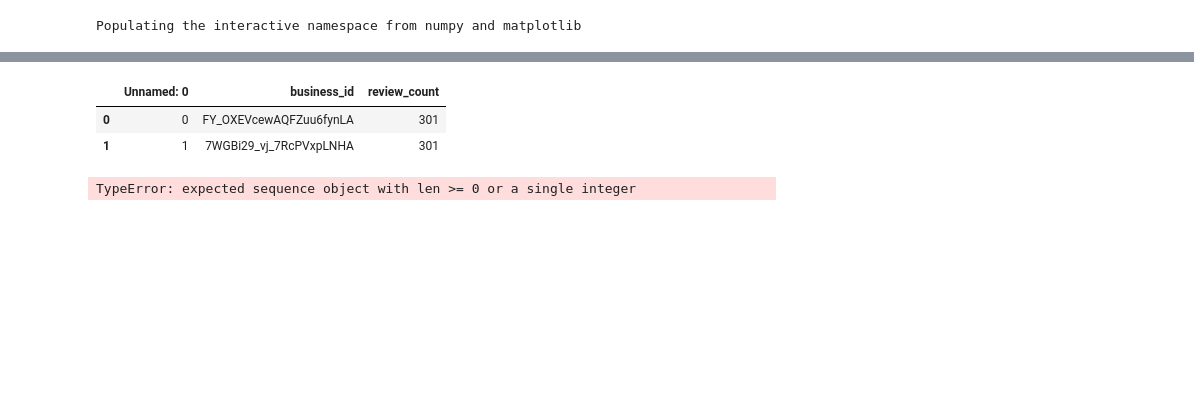
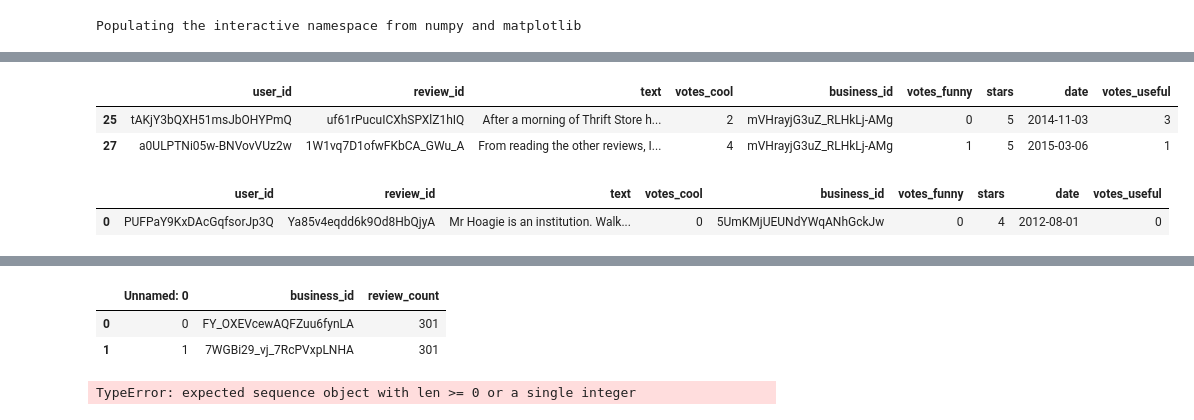
Before and after one commit to Charlotte1904/Yelp-Reviews, a Jupyter notebook: 2_Topic_Modeling.ipynb, the cells around one changed output, grey strips where cells are left out. Drawn from its saved outputs; the diff is of its cells as text; code cells hidden in the pictures; blank space fills up the shorter version.

```diff
--- a/2_Topic_Modeling.ipynb
+++ b/2_Topic_Modeling.ipynb
@@ -33,0 +53,20 @@ len(review)
+# %%
+elite_user = (user['user_id'].ix[user['elite_since'] != 0])
+not_elite_user = (user['user_id'].ix[user['elite_since'] == 0])
+# %%
+elite_index = review['user_id'].isin(elite_user )
+not_elite_index = review['user_id'].isin(not_elite_user)
+# %%
+elite_review = review[elite_index ]
+not_elite_review = review[not_elite_index]
+# %%
+elite_review.head(2)
+# %% [output]
+|  | user_id | review_id | text | votes_cool | business_id | votes_funny | stars | date | votes_useful |
+| 25 | tAKjY3bQXH51msJbOHYPmQ | uf61rPucuICXhSPXlZ1hIQ | After a morning of Thrift Store h... | 2 | mVHrayjG3uZ_RLHkLj-AMg | 0 | 5 | 2014-11-03 | 3 |
+| 27 | a0ULPTNi05w-BNVovVUz2w | 1W1vq7D1ofwFKbCA_GWu_A | From reading the other reviews, I... | 4 | mVHrayjG3uZ_RLHkLj-AMg | 1 | 5 | 2015-03-06 | 1 |
+# %%
+not_elite_review.head(1)
+# %% [output]
+|  | user_id | review_id | text | votes_cool | business_id | votes_funny | stars | date | votes_useful |
+| 0 | PUFPaY9KxDAcGqfsorJp3Q | Ya85v4eqdd6k9Od8HbQjyA | Mr Hoagie is an institution. Walk... | 0 | 5UmKMjUEUNdYWqANhGckJw | 0 | 4 | 2012-08-01 | 0 |
```
Also changed, not shown: parts of 42 cells of this notebook, 2 other files.
